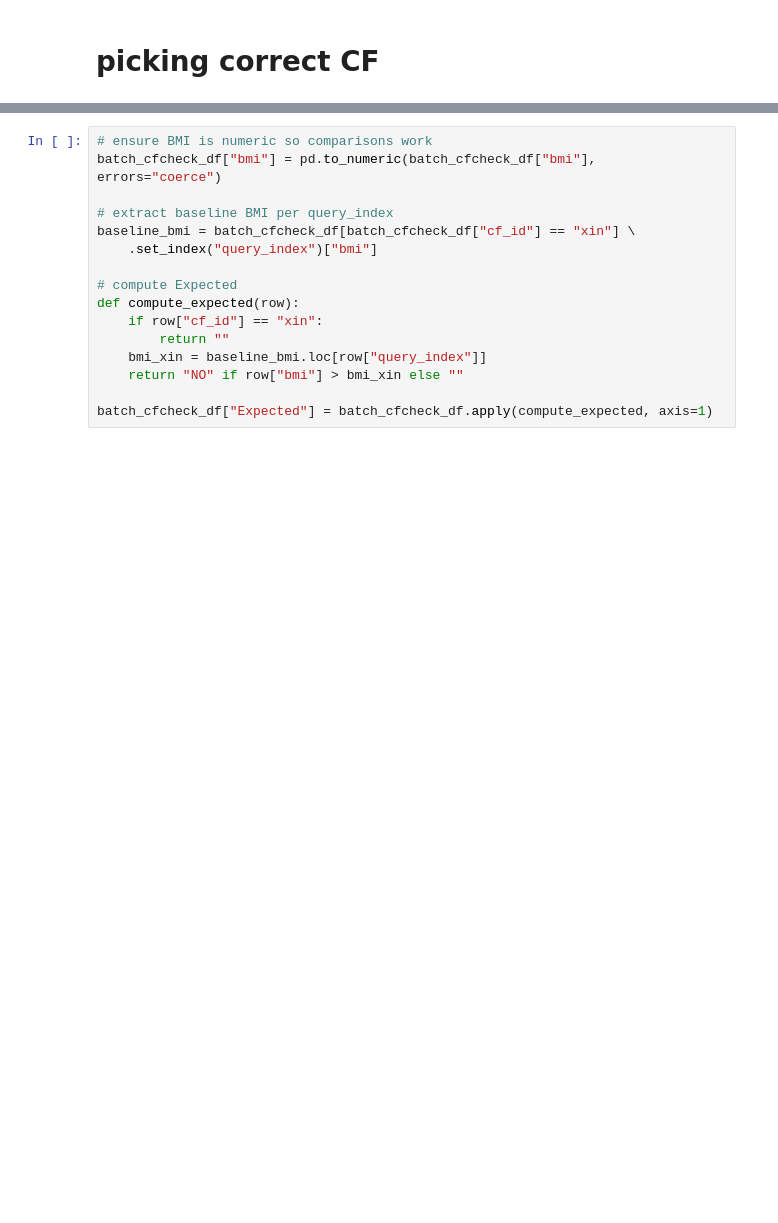
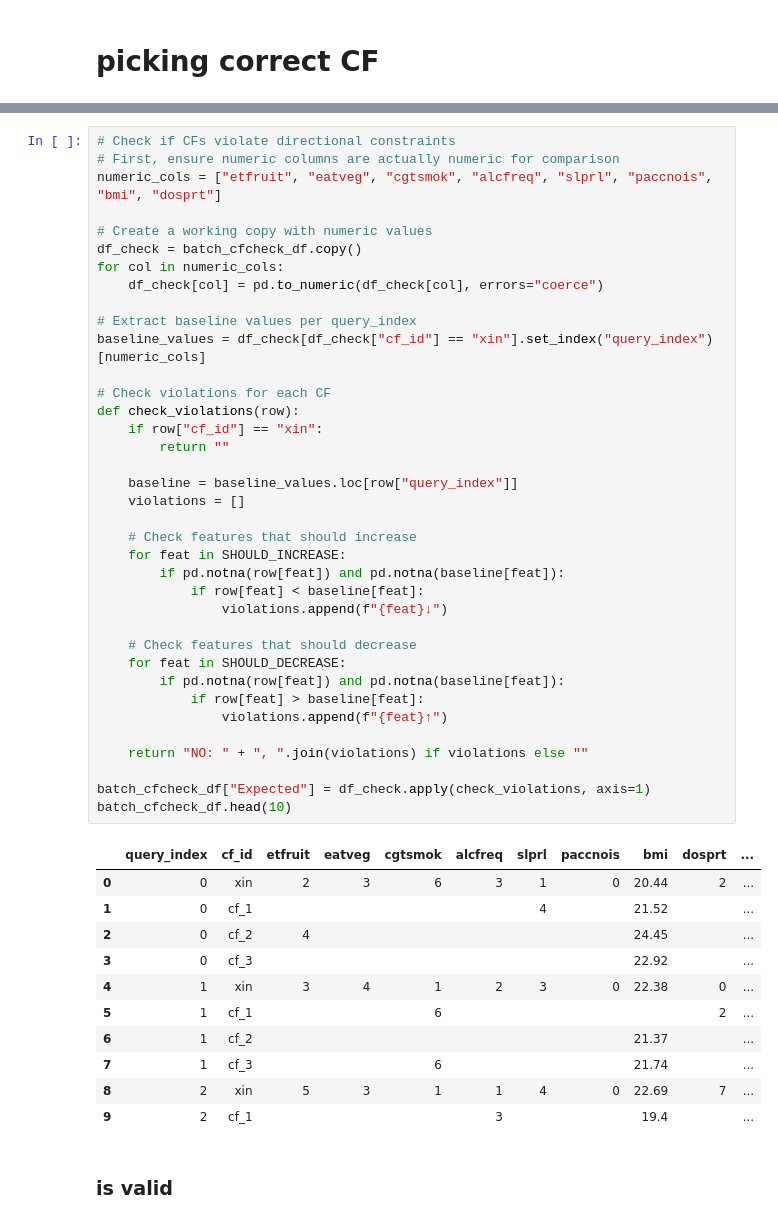
Before and after one commit to Dyretna/cf_bench, a Jupyter notebook: notebooks/counterfactual_tests/pre_permitted_range/explore_batch_xgboost_random.ipynb, the cells around one changed output, grey strips where cells are left out. Drawn from its saved outputs; the diff is of its cells as text; blank space fills up the shorter version.

```diff
--- a/notebooks/counterfactual_tests/pre_permitted_range/explore_batch_xgboost_random.ipynb
+++ b/notebooks/counterfactual_tests/pre_permitted_range/explore_batch_xgboost_random.ipynb
@@ -205,17 +151,52 @@ batch_cfcheck_df["valid"] = batch_cfcheck_df["valid"].replace(
 # %%
-# ensure BMI is numeric so comparisons work
-batch_cfcheck_df["bmi"] = pd.to_numeric(batch_cfcheck_df["bmi"], errors="coerce")
+# Check if CFs violate directional constraints
+# First, ensure numeric columns are actually numeric for comparison
+numeric_cols = ["etfruit", "eatveg", "cgtsmok", "alcfreq", "slprl", "paccnois", "bmi", "dosprt"]
 
-# extract baseline BMI per query_index
-baseline_bmi = batch_cfcheck_df[batch_cfcheck_df["cf_id"] == "xin"] \
-    .set_index("query_index")["bmi"]
+# Create a working copy with numeric values
+df_check = batch_cfcheck_df.copy()
+for col in numeric_cols:
+    df_check[col] = pd.to_numeric(df_check[col], errors="coerce")
 
-# compute Expected
-def compute_expected(row):
+# Extract baseline values per query_index
+baseline_values = df_check[df_check["cf_id"] == "xin"].set_index("query_index")[numeric_cols]
+
+# Check violations for each CF
+def check_violations(row):
     if row["cf_id"] == "xin":
         return ""
-    bmi_xin = baseline_bmi.loc[row["query_index"]]
-    return "NO" if row["bmi"] > bmi_xin else ""
 
-batch_cfcheck_df["Expected"] = batch_cfcheck_df.apply(compute_expected, axis=1)
+    baseline = baseline_values.loc[row["query_index"]]
+    violations = []
+
+    # Check features that should increase
+    for feat in SHOULD_INCREASE:
+        if pd.notna(row[feat]) and pd.notna(baseline[feat]):
+            if row[feat] < baseline[feat]:
+                violations.append(f"{feat}↓")
+
+    # Check features that should decrease
+    for feat in SHOULD_DECREASE:
+        if pd.notna(row[feat]) and pd.notna(baseline[feat]):
+            if row[feat] > baseline[feat]:
+                violations.append(f"{feat}↑")
+
+    return "NO: " + ", ".join(violations) if violations else ""
+
+batch_cfcheck_df["Expected"] = df_check.apply(check_violations, axis=1)
+batch_cfcheck_df.head(10)
+# %% [output]
+|  | query_index | cf_id | etfruit | eatveg | cgtsmok | alcfreq | slprl | paccnois | bmi | dosprt | ... |
+| 0 | 0 | xin | 2 | 3 | 6 | 3 | 1 | 0 | 20.44 | 2 | ... |
+| 1 | 0 | cf_1 |  |  |  |  | 4 |  | 21.52 |  | ... |
+| 2 | 0 | cf_2 | 4 |  |  |  |  |  | 24.45 |  | ... |
+| 3 | 0 | cf_3 |  |  |  |  |  |  | 22.92 |  | ... |
+| 4 | 1 | xin | 3 | 4 | 1 | 2 | 3 | 0 | 22.38 | 0 | ... |
+| 5 | 1 | cf_1 |  |  | 6 |  |  |  |  | 2 | ... |
+| 6 | 1 | cf_2 |  |  |  |  |  |  | 21.37 |  | ... |
+| 7 | 1 | cf_3 |  |  | 6 |  |  |  | 21.74 |  | ... |
+| 8 | 2 | xin | 5 | 3 | 1 | 1 | 4 | 0 | 22.69 | 7 | ... |
+| 9 | 2 | cf_1 |  |  |  | 3 |  |  | 19.4 |  | ... |
+# %% [markdown]
+### is valid
 # %%
```
Also changed, not shown: parts of 8 cells of this notebook, 7 other files.
